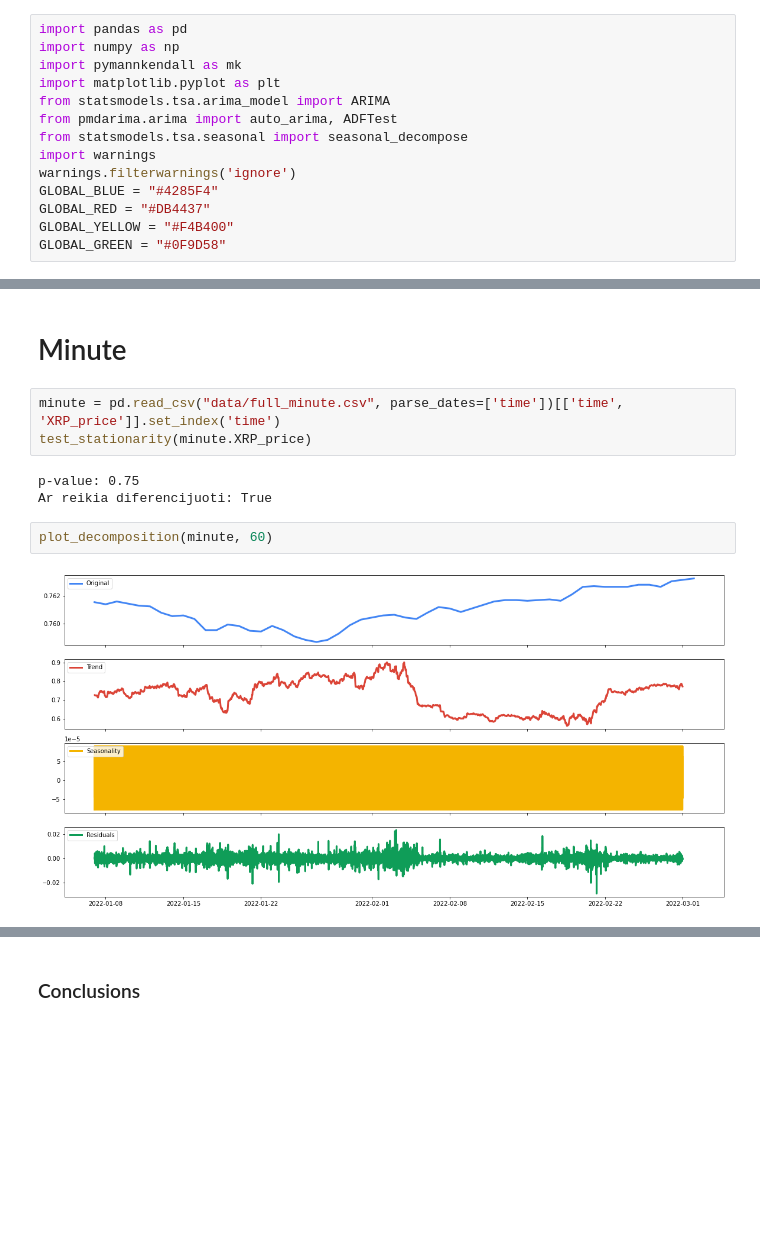
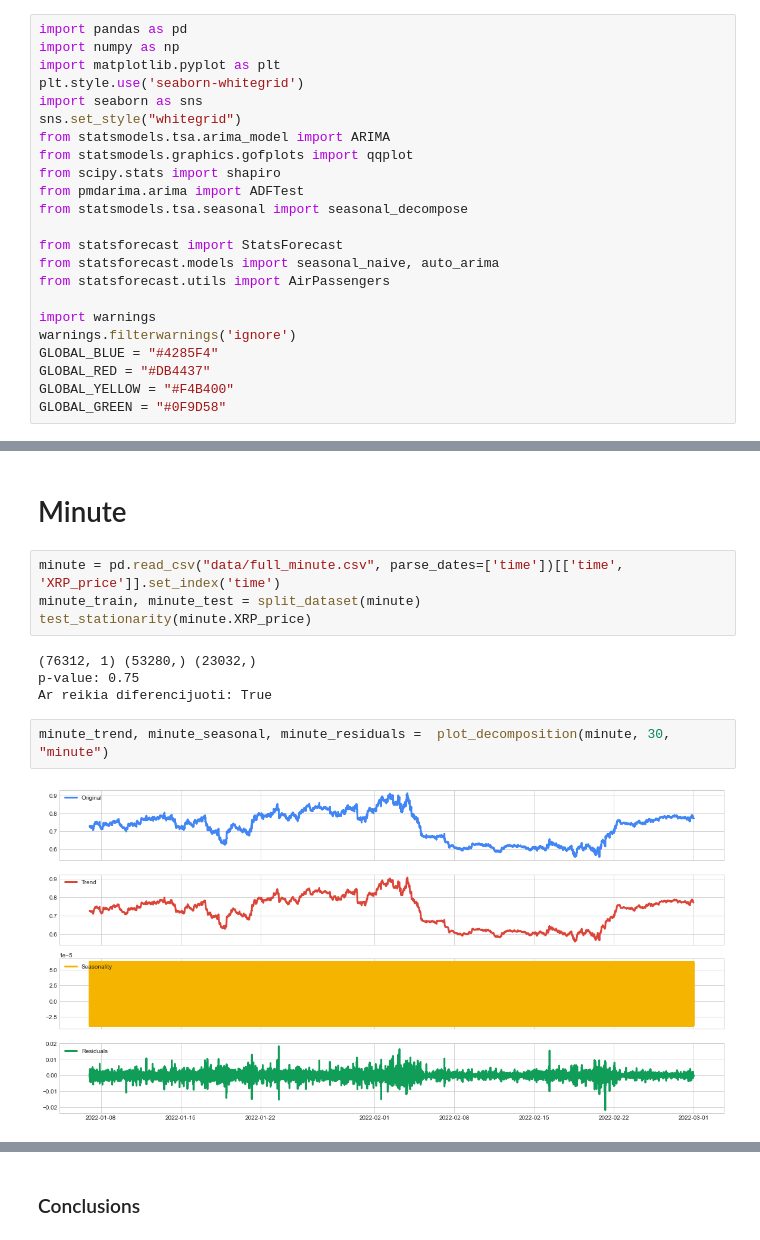
Before and after one commit to MGaulia/PD, a Jupyter notebook: 2 AR.ipynb, the cells around one changed output, grey strips where cells are left out. Saved outputs shown, nothing was run; the diff lists cells and outputs as text; blank space fills up the shorter version.

```diff
--- a/2 AR.ipynb
+++ b/2 AR.ipynb
@@ -1,11 +1,20 @@
 # %%
 import pandas as pd
 import numpy as np
-import pymannkendall as mk
 import matplotlib.pyplot as plt
+plt.style.use('seaborn-whitegrid')
+import seaborn as sns
+sns.set_style("whitegrid")
 from statsmodels.tsa.arima_model import ARIMA
-from pmdarima.arima import auto_arima, ADFTest
+from statsmodels.graphics.gofplots import qqplot
+from scipy.stats import shapiro
+from pmdarima.arima import ADFTest
 from statsmodels.tsa.seasonal import seasonal_decompose
+
+from statsforecast import StatsForecast
+from statsforecast.models import seasonal_naive, auto_arima
+from statsforecast.utils import AirPassengers
+
 import warnings
 warnings.filterwarnings('ignore')
 GLOBAL_BLUE = "#4285F4"
@@ -168,12 +211,14 @@ Mann_Kendall_Test(trend='decreasing', h=True, p=0.007990748131446512, z=-2.65246
 # Minute
 # %%
 minute = pd.read_csv("data/full_minute.csv", parse_dates=['time'])[['time', 'XRP_price']].set_index('time')
+minute_train, minute_test = split_dataset(minute)
 test_stationarity(minute.XRP_price)
 # %% [output]
+(76312, 1) (53280,) (23032,)
 p-value: 0.75
 Ar reikia diferencijuoti: True
 # %%
-plot_decomposition(minute, 60)
+minute_trend, minute_seasonal, minute_residuals =  plot_decomposition(minute, 30, "minute")
 # %% [output]
-[figure, old version]
+[figure, new version]
 # %%
```
Also changed, not shown: parts of 21 cells of this notebook.
